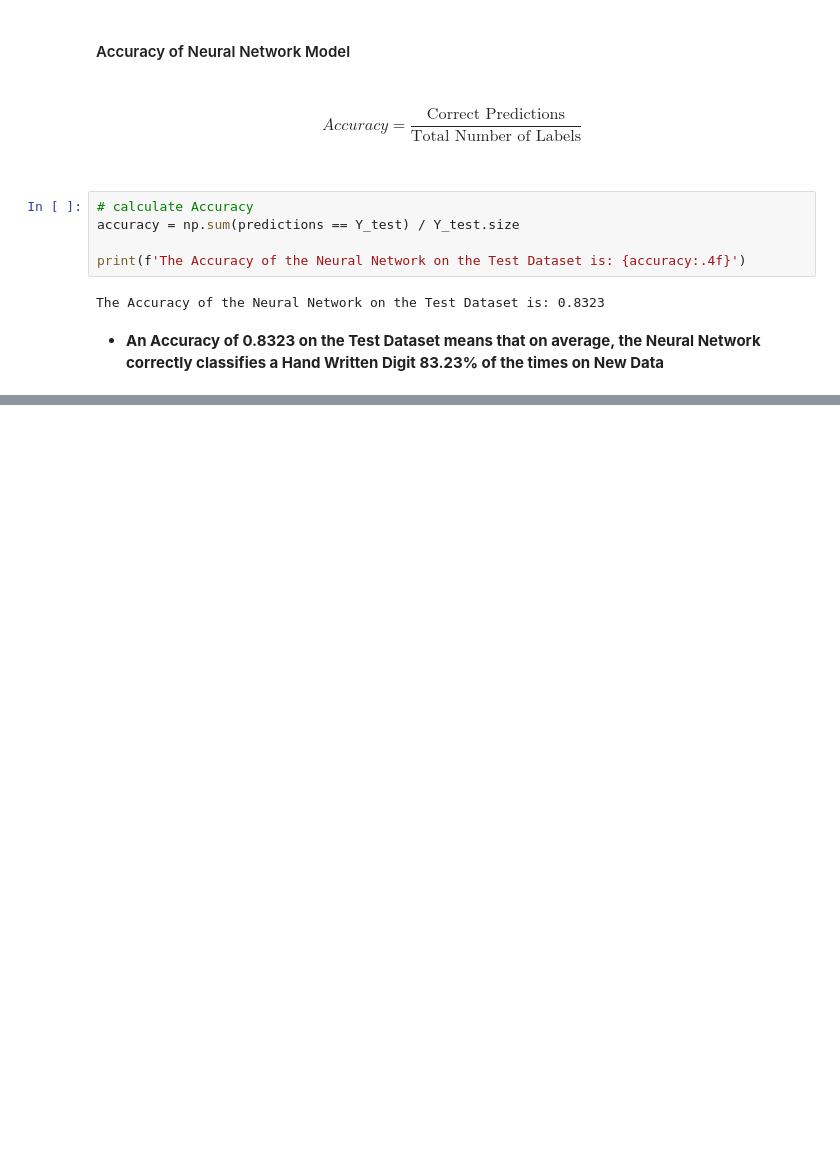
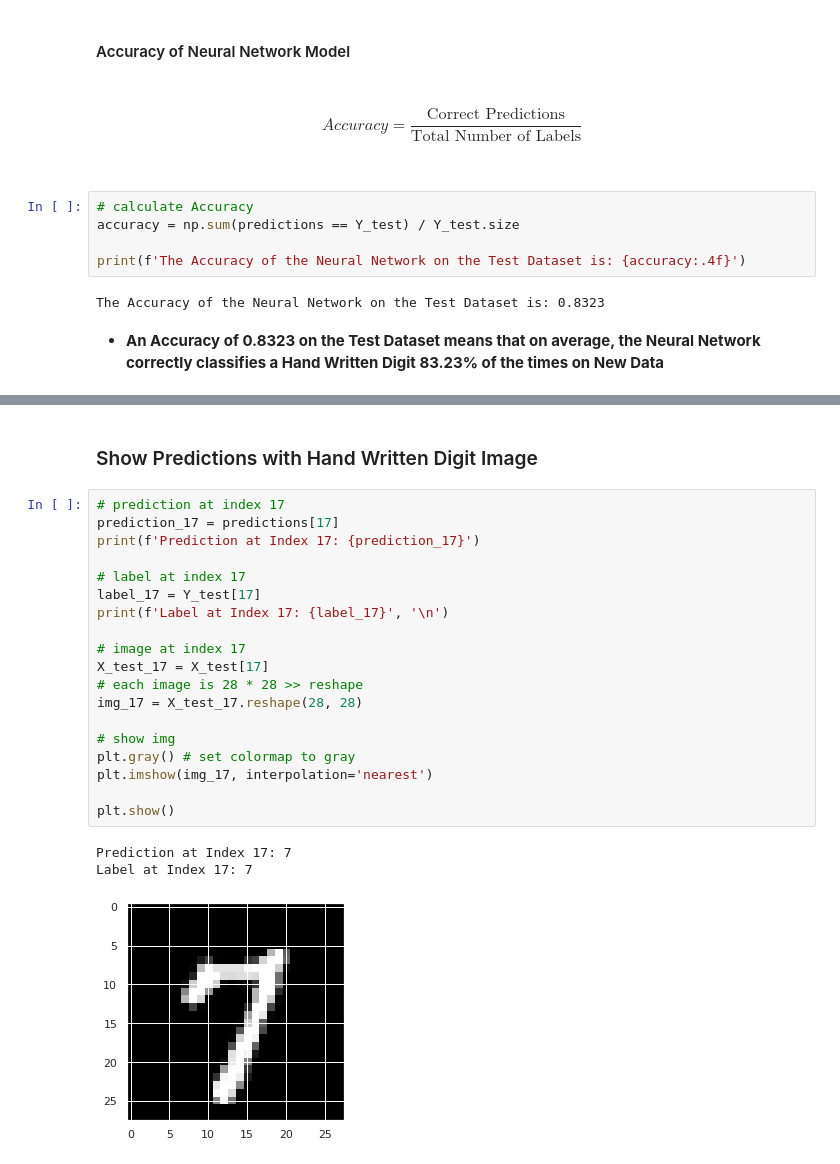
Before and after one commit to princeKike27/Digit-Recognizer, a Jupyter notebook: Digit_Recognizer.ipynb, the cells around one changed output, grey strips where cells are left out. Cells and saved outputs as stored; diff of their text form; blank space fills up the shorter version.

```diff
--- a/Digit_Recognizer.ipynb
+++ b/Digit_Recognizer.ipynb
@@ -1287,0 +1290,25 @@ The Accuracy of the Neural Network on the Test Dataset is: 0.8323
+# %% [markdown]
+### Show Predictions with Hand Written Digit Image
+# %%
+# prediction at index 17
+prediction_17 = predictions[17]
+print(f'Prediction at Index 17: {prediction_17}')
+
+# label at index 17
+label_17 = Y_test[17]
+print(f'Label at Index 17: {label_17}', '\n')
+
+# image at index 17
+X_test_17 = X_test[17]
+# each image is 28 * 28 >> reshape
+img_17 = X_test_17.reshape(28, 28)
+
+# show img
+plt.gray() # set colormap to gray
+plt.imshow(img_17, interpolation='nearest')
+
+plt.show()
+# %% [output]
+Prediction at Index 17: 7
+Label at Index 17: 7
+[figure, added]
```
Also changed, not shown: parts of 4 cells of this notebook.
